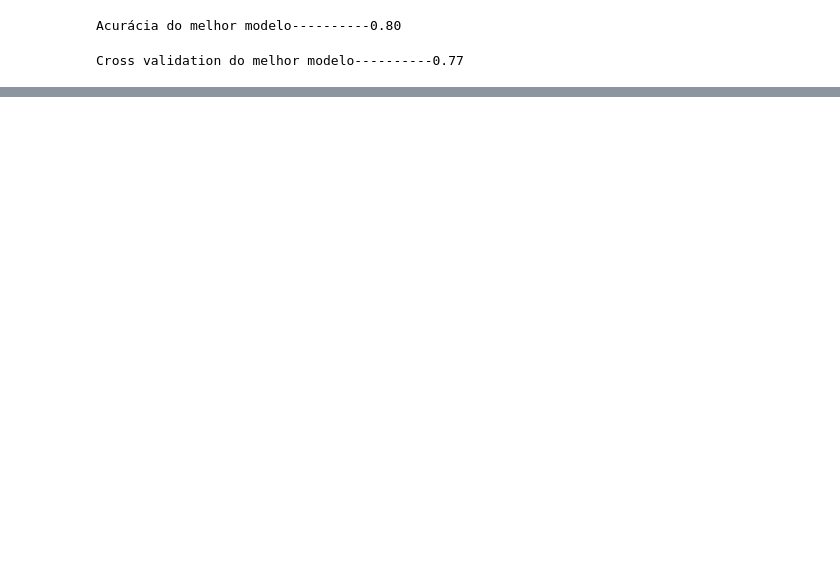
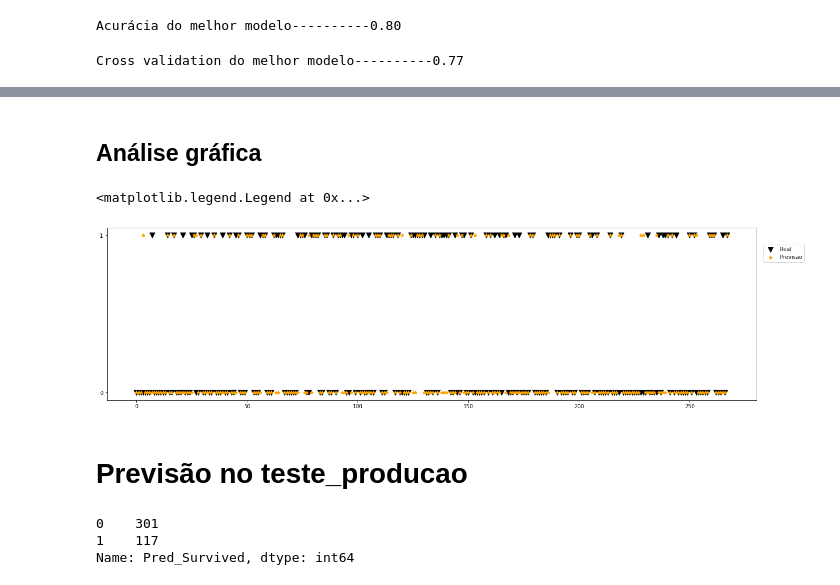
Before and after one commit to victorpecine/titanic_prediction, a Jupyter notebook: titanic.ipynb, the cells around one changed output, grey strips where cells are left out. Cells and saved outputs as stored; diff of their text form; code cells hidden in the pictures; blank space fills up the shorter version.

Commit message:
previsao no teste_producao

```diff
--- a/titanic.ipynb
+++ b/titanic.ipynb
@@ -369,3 +379,10 @@ media_scores_melhor_modelo_pred = scores_melhor_modelo_pred.mean()
 print('Cross validation do melhor modelo----------{:.2f}'.format(media_scores_melhor_modelo_pred))
 # %% [output]
 Cross validation do melhor modelo----------0.77
+# %%
+df_pred = pd.DataFrame(data={'y_teste': y_teste,
+                             'y_pred': y_pred})
+
+df_pred.reset_index(drop=True, inplace=True)
+
+df_pred
@@ -371,0 +403,29 @@ Cross validation do melhor modelo----------0.77
+# %% [markdown]
+## Análise gráfica
+# %%
+plt.figure(figsize=(22, 6))
+
+plt.scatter(y=df_pred['y_teste'], x=df_pred.index, color='k', label='Real', s=100, marker='v')
+
+plt.scatter(y=df_pred['y_pred'], x=df_pred.index, color='orange', label='Previsão', s=50, marker='*')
+
+plt.yticks((0, 1))
+
+plt.legend(loc=(1.01, 0.8))
+# %% [output]
+<matplotlib.legend.Legend at 0x...>
+[figure, added]
+# %% [markdown]
+# Previsão no teste_producao
+# %%
+y_pred_producao = clf_melhor_modelo.predict(X_teste_producao)
+
+df_producao = X_teste_producao.copy()
+
+df_producao['Pred_Survived'] = y_pred_producao
+
+df_producao['Pred_Survived'].value_counts() # 0 = No, 1 = Yes
+# %% [output]
+0    301
+1    117
+Name: Pred_Survived, dtype: int64
```
Also changed, not shown: parts of 7 cells of this notebook.
